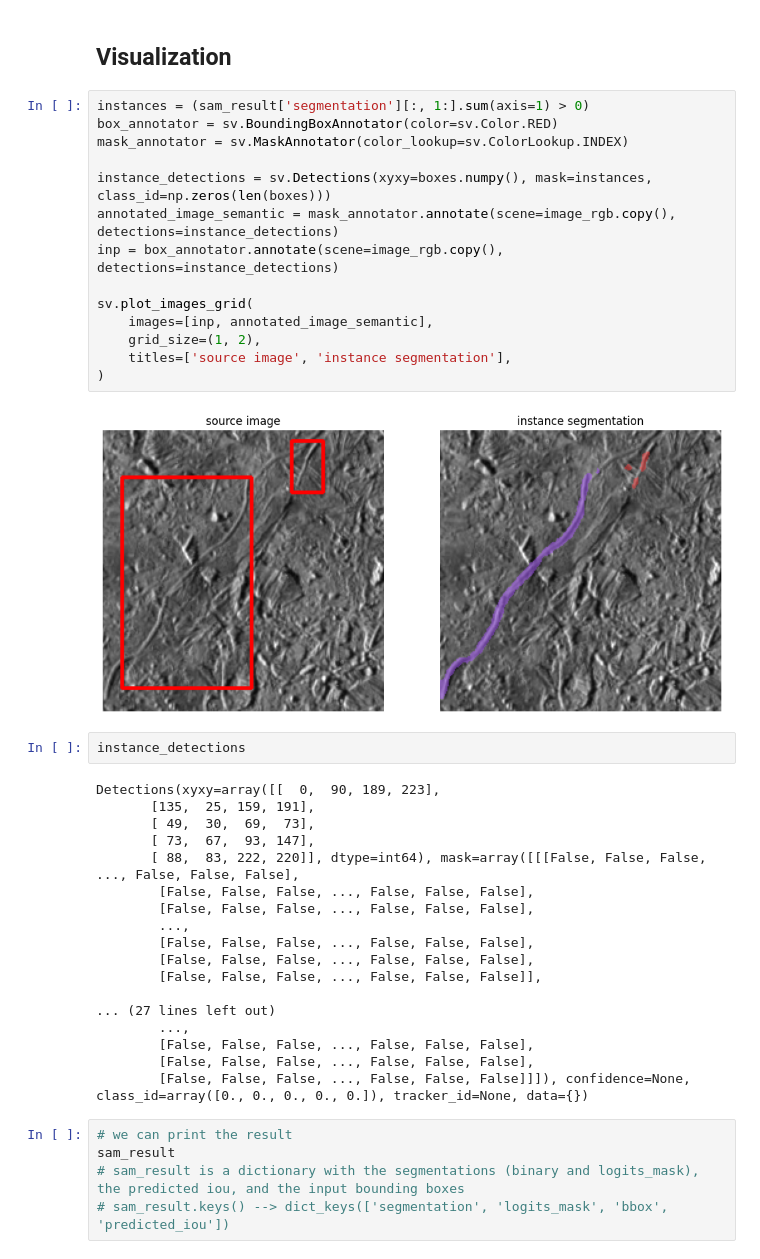
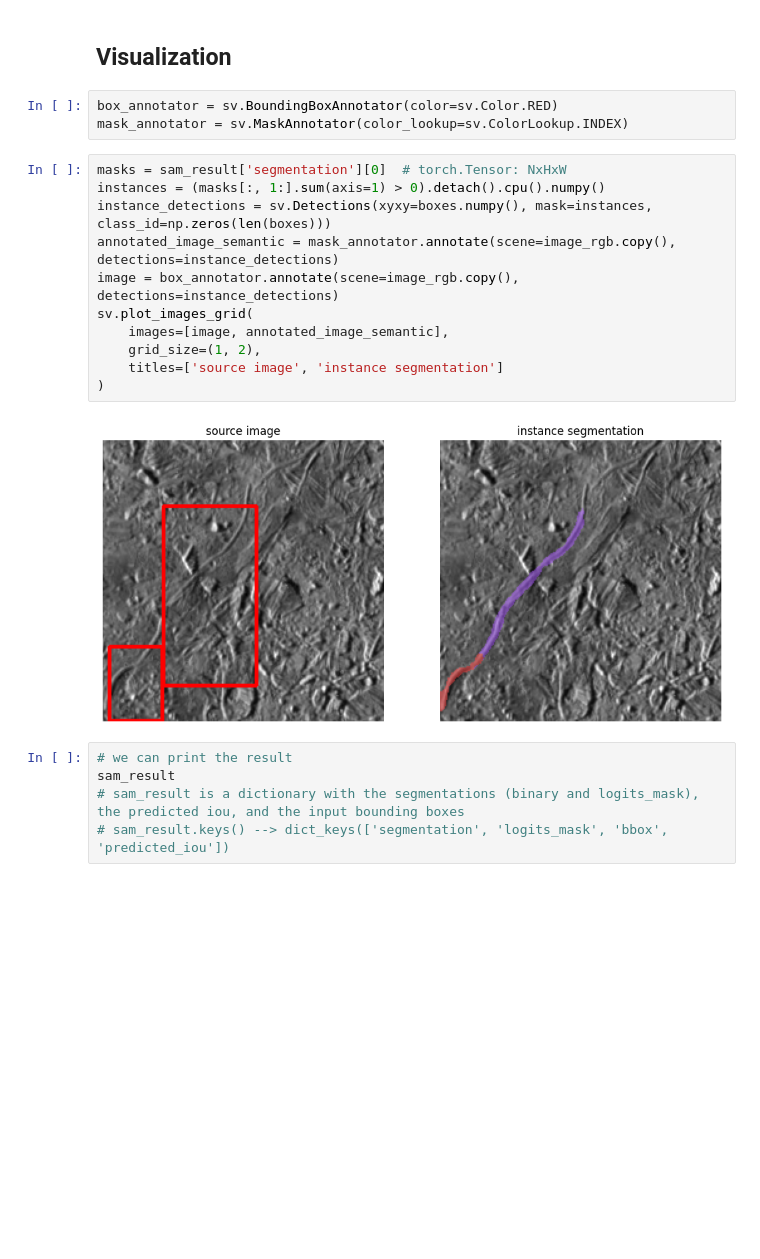
Before and after one commit to javirk/europa_surface, a Jupyter notebook: DEMO_draw_box_to_mask.ipynb, the cells around one changed output. Cells and saved outputs as stored; diff of their text form; blank space fills up the shorter version.

Commit message:
Fix bug in bounding box prompted segmentation for the Demo

```diff
--- a/DEMO_draw_box_to_mask.ipynb
+++ b/DEMO_draw_box_to_mask.ipynb
@@ -153,42 +149,22 @@ image_rgb = cv2.cvtColor(image_bgr, cv2.COLOR_BGR2RGB)
 sam_result = mask_generator.generate(image_rgb, boxes)
 # %% [markdown]
 ## Visualization
-# %%
-instances = (sam_result['segmentation'][:, 1:].sum(axis=1) > 0)
-box_annotator = sv.BoundingBoxAnnotator(color=sv.Color.RED)
-mask_annotator = sv.MaskAnnotator(color_lookup=sv.ColorLookup.INDEX)
-
-instance_detections = sv.Detections(xyxy=boxes.numpy(), mask=instances, class_id=np.zeros(len(boxes)))
-annotated_image_semantic = mask_annotator.annotate(scene=image_rgb.copy(), detections=instance_detections)
-inp = box_annotator.annotate(scene=image_rgb.copy(), detections=instance_detections)
-
-sv.plot_images_grid(
-    images=[inp, annotated_image_semantic],
-    grid_size=(1, 2),
-    titles=['source image', 'instance segmentation'],
-)
-# %% [output]
-[figure, removed]
-# %%
-instance_detections
-# %% [output]
-Detections(xyxy=array([[  0,  90, 189, 223],
-       [135,  25, 159, 191],
-       [ 49,  30,  69,  73],
-       [ 73,  67,  93, 147],
-       [ 88,  83, 222, 220]], dtype=int64), mask=array([[[False, False, False, ..., False, False, False],
-        [False, False, False, ..., False, False, False],
-        [False, False, False, ..., False, False, False],
-        ...,
-        [False, False, False, ..., False, False, False],
-        [False, False, False, ..., False, False, False],
-        [False, False, False, ..., False, False, False]],
-
-... (27 lines left out)
-        ...,
-        [False, False, False, ..., False, False, False],
-        [False, False, False, ..., False, False, False],
-        [False, False, False, ..., False, False, False]]]), confidence=None, class_id=array([0., 0., 0., 0., 0.]), tracker_id=None, data={})
+# %%
+box_annotator = sv.BoundingBoxAnnotator(color=sv.Color.RED)
+mask_annotator = sv.MaskAnnotator(color_lookup=sv.ColorLookup.INDEX)
+# %%
+masks = sam_result['segmentation'][0]  # torch.Tensor: NxHxW
+instances = (masks[:, 1:].sum(axis=1) > 0).detach().cpu().numpy()
+instance_detections = sv.Detections(xyxy=boxes.numpy(), mask=instances, class_id=np.zeros(len(boxes)))
+annotated_image_semantic = mask_annotator.annotate(scene=image_rgb.copy(), detections=instance_detections)
+image = box_annotator.annotate(scene=image_rgb.copy(), detections=instance_detections)
+sv.plot_images_grid(
+    images=[image, annotated_image_semantic],
+    grid_size=(1, 2),
+    titles=['source image', 'instance segmentation']
+)
+# %% [output]
+[figure, added]
 # %%
 # we can print the result
 sam_result
```
Also changed, not shown: parts of 8 cells of this notebook, 1 other file.
